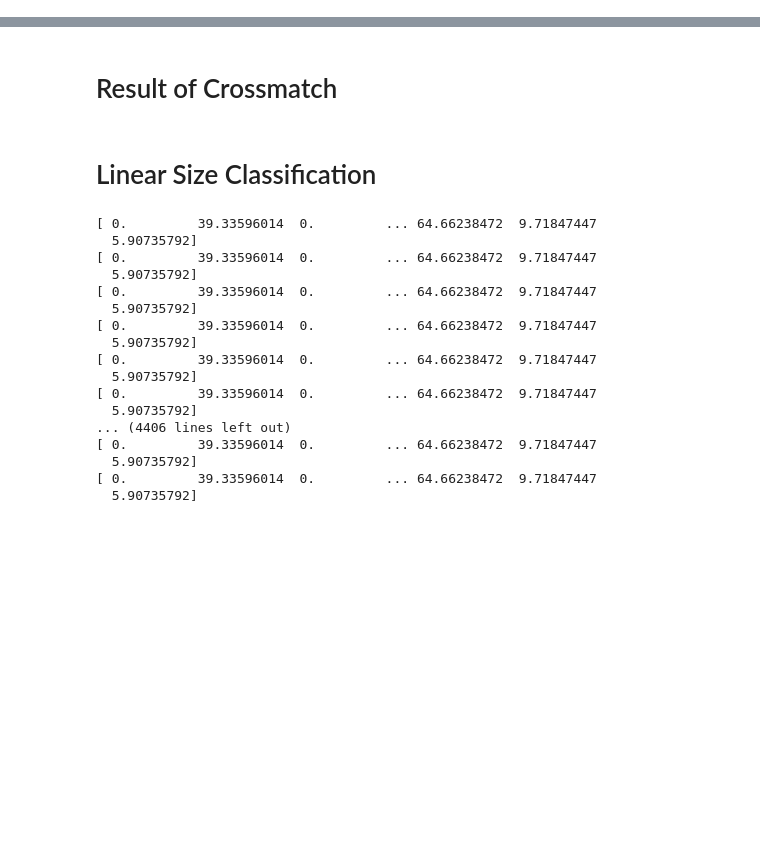
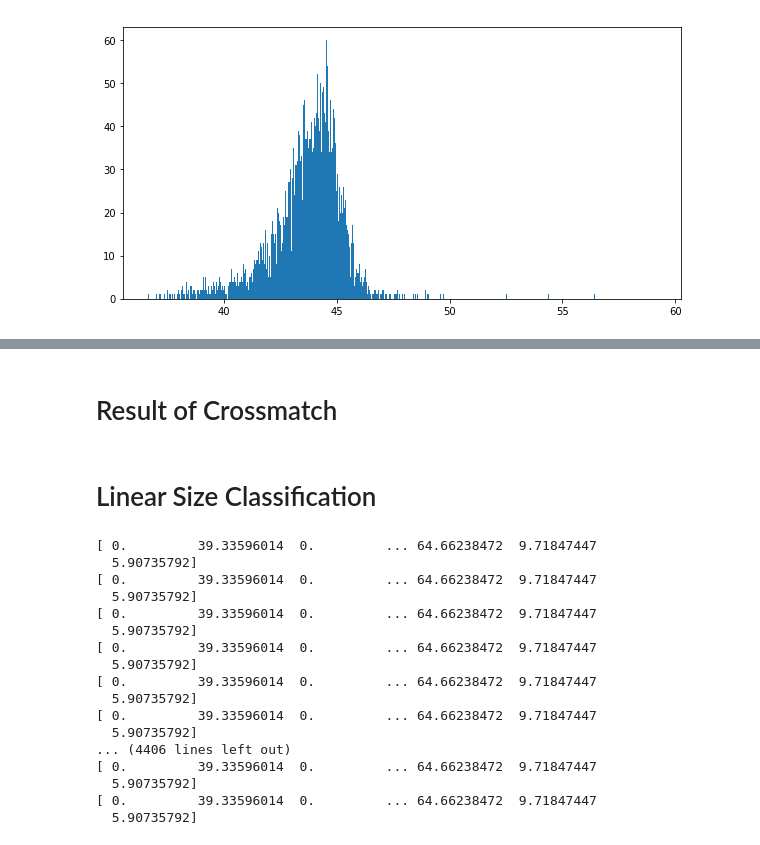
Before and after one commit to gfabj/Oxford-Research, a Jupyter notebook: Python/Linear_Size.ipynb, the cells around one changed output, grey strips where cells are left out. Cells and saved outputs as stored; diff of their text form; code cells hidden in the pictures; blank space fills up the shorter version.

```diff
--- a/Python/Linear_Size.ipynb
+++ b/Python/Linear_Size.ipynb
@@ -45,0 +57,10 @@ Pw = power(Lum_d,flux_tot,z)
+# %%
+B = (np.log10(4810*Pw_g_H)*0.91)+4.89
+# %%
+plt.figure(figsize=(10,5))
+plt.hist(B, bins = 1000)
+#plt.xscale('log')
+#plt.xlim(0,1e46)
+fig = plt.gcf()
+# %% [output]
+[figure, added]
```
Also changed, not shown: parts of 4 cells of this notebook, 2 other files.
